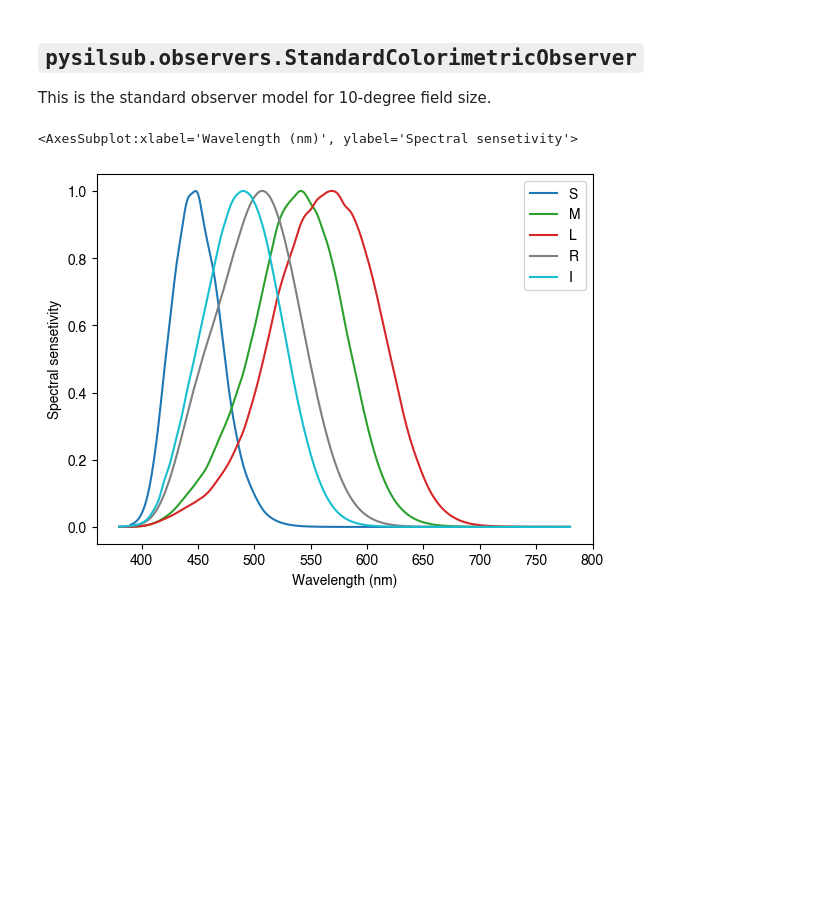
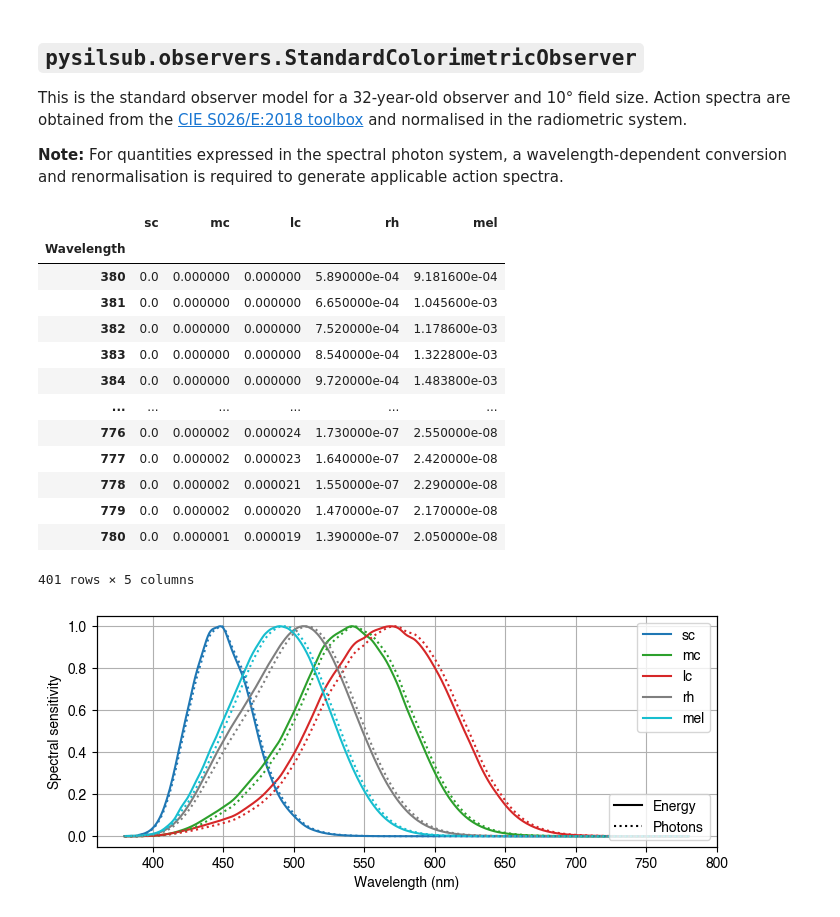
Before and after one commit to PySilentSubstitution/pysilsub, a Jupyter notebook: docs/source/03a_colorimetric_observers.ipynb, the cells around one changed output. Saved outputs shown, nothing was run; the diff lists cells and outputs as text; code cells hidden in the pictures; blank space fills up the shorter version.

```diff
--- a/docs/source/03a_colorimetric_observers.ipynb
+++ b/docs/source/03a_colorimetric_observers.ipynb
@@ -11,17 +27,48 @@ The International Commission on Illumination (CIE) define [*average* colorimetri
 # %% [markdown]
 
 `pysilsub.observers.StandardColorimetricObserver`
--------------------------------------------------
+------------------------------------------------------------
 
-This is the standard observer model for 10-degree field size.
+This is the standard observer model for a 32-year-old observer and 10&deg; field size. Action spectra are obtained from the [CIE S026/E:2018 toolbox](https://cie.co.at/publications/cie-system-metrology-optical-radiation-iprgc-influenced-responses-light-0) and normalised in the radiometric system.
+
+**Note:** For quantities expressed in the spectral photon system, a wavelength-dependent conversion and renormalisation is required to generate applicable action spectra.
 # %%
 from pysilsub import observers
 
 observer = observers.StandardColorimetricObserver()
-observer.plot_action_spectra()
+observer.action_spectra
 # %% [output]
+|  | sc | mc | lc | rh | mel |
+| Wavelength |  |  |  |  |  |
+| 380 | 0.0 | 0.000000 | 0.000000 | 5.890000e-04 | 9.181600e-04 |
+| 381 | 0.0 | 0.000000 | 0.000000 | 6.650000e-04 | 1.045600e-03 |
+| 382 | 0.0 | 0.000000 | 0.000000 | 7.520000e-04 | 1.178600e-03 |
+| 383 | 0.0 | 0.000000 | 0.000000 | 8.540000e-04 | 1.322800e-03 |
+| 384 | 0.0 | 0.000000 | 0.000000 | 9.720000e-04 | 1.483800e-03 |
+| ... | ... | ... | ... | ... | ... |
+| 776 | 0.0 | 0.000002 | 0.000024 | 1.730000e-07 | 2.550000e-08 |
+| 777 | 0.0 | 0.000002 | 0.000023 | 1.640000e-07 | 2.420000e-08 |
+| 778 | 0.0 | 0.000002 | 0.000021 | 1.550000e-07 | 2.290000e-08 |
+| 779 | 0.0 | 0.000002 | 0.000020 | 1.470000e-07 | 2.170000e-08 |
+| 780 | 0.0 | 0.000001 | 0.000019 | 1.390000e-07 | 2.050000e-08 |
-<AxesSubplot:xlabel='Wavelength (nm)', ylabel='Spectral sensetivity'>
+401 rows × 5 columns
-[figure, removed]
+# %%
+ax = observer.plot_action_spectra(figsize=(8, 3), grid=True, legend=True)
+
+# Conversion for photon system
+observer.action_spectra = (
+    observer.action_spectra.apply(  # Multiply by wavelength
+        lambda col: col * col.index * 5.05e15)  # E = hf
+    .apply(lambda col: col / col.max())
+)
+observer.plot_action_spectra(ax=ax, grid=True, ls=':', legend=False)
+twinax = ax.twinx()
+twinax.plot([], ls='-', c='k', label='Energy')
+twinax.plot([], ls=':', c='k', label='Photons')
+twinax.set_yticks([])
+twinax.legend(loc='lower right');
+# %% [output]
+[figure, added]
 # %% [markdown]
 
 `pysilsub.observers.IndividualColorimetricObserver`
```
Also changed, not shown: parts of 3 cells of this notebook, 34 other files.
